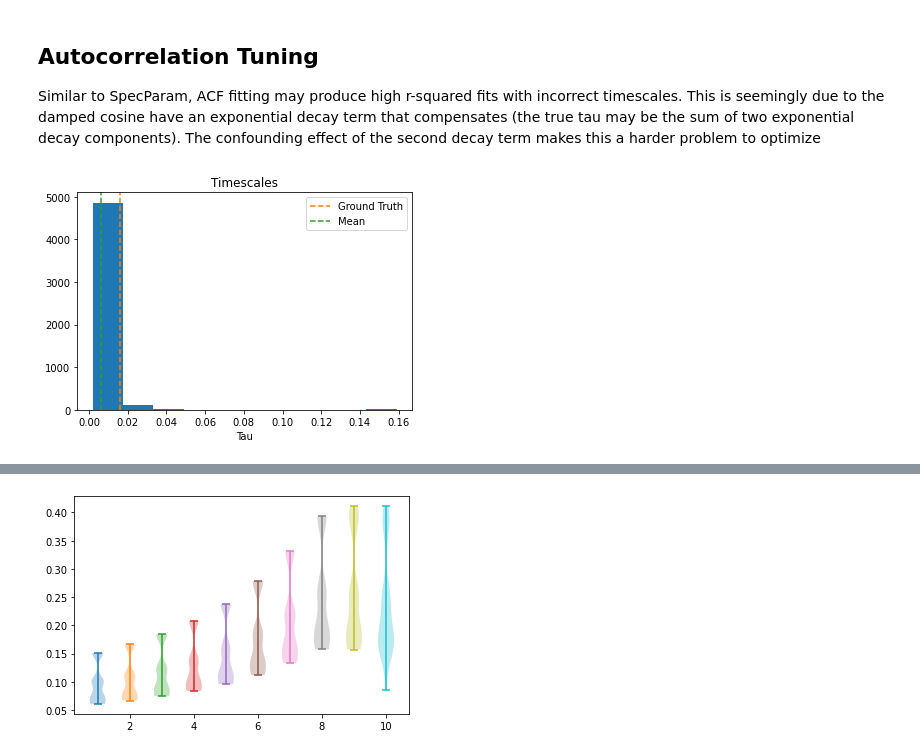
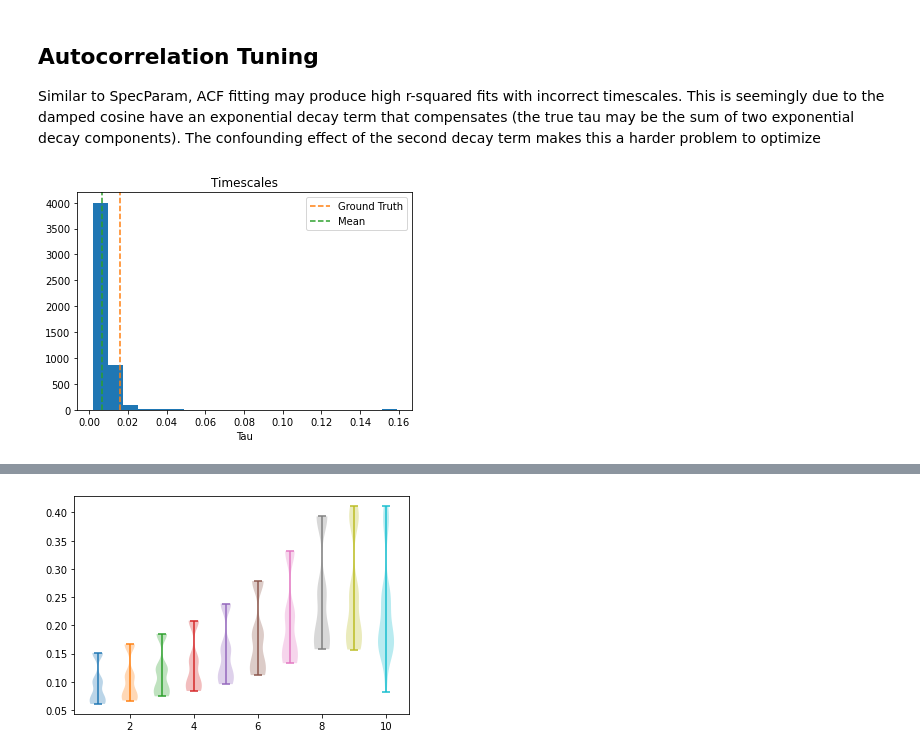
Before and after one commit to voytekresearch/timescale-methods, a Jupyter notebook: notebooks/param_gridsearch.ipynb, the cells around one changed output, grey strips where cells are left out. Cells and saved outputs as stored; diff of their text form; code cells hidden in the pictures.

```diff
--- a/notebooks/param_gridsearch.ipynb
+++ b/notebooks/param_gridsearch.ipynb
@@ -135,6 +136,11 @@ cos /= cos.max()
 
 sig = probs + (cos * .2)
 
-f, p = compute_spectrum(sig, fs, f_range=(0, 100))
+#f, p = compute_spectrum(sig, fs, f_range=(0, 100))
+p, f = psd_array_multitaper(sig, fs)
+
+p = p[np.where(f <= 100)[0]]
+f = f[np.where(f <= 100)[0]]
+
 plt.loglog(f, p);
 # %% [output]
@@ -320,29 +327,7 @@ plt.legend();
 Similar to SpecParam, ACF fitting may produce high r-squared fits with incorrect timescales. This is seemingly due to the damped cosine have an exponential decay term that compensates (the true tau may be the sum of two exponential decay components). The confounding effect of the second decay term makes this a harder problem to optimize
 # %%
 from timescales.fit import ACF
-
-bounds_freqs = np.column_stack((np.arange(0, 100, 10), np.arange(0, 100, 10)+20)).flatten()[::-1]
-bounds_freqs[-1] = 1
-tau_bounds = np.array([convert_knee_val(k) for k in bounds_freqs]).reshape(-1, 2)
-
-amp_bounds = np.column_stack((np.linspace(0, .6, 4), np.linspace(0, .6, 4) + .4))
-
-
-acf_grid = {
-    # ACF kwargs
-    'nlags': (np.linspace(0, 1, 5)[1:] * fs).astype(int),
-    'exp_tau': tau_bounds, #[[*tau_bounds[-1]]],
-    'osc_tau': tau_bounds,
-    'osc_gamma': np.column_stack((np.linspace(0, .1, 5), np.linspace(0, .1, 5)+.05)),
-    'freq': np.array([[None, None]]), #np.column_stack((np.linspace(0, 20, 10), np.linspace(0, 20, 10)+2)),#np.array([[None, None]]),#np.column_stack((np.linspace(0, 20, 5), np.linspace(0, 20, 5)+5)),
-    'amp_ratio': np.column_stack((np.linspace(.2, .8, 4)[:-1], np.linspace(.2, .8, 4)[:-1]+.4)),
-    'height': np.array([[0, 1]]),
-    'offset': np.array([
-        [-1. ,  0. ],
-        [-0.5,  0.5],
-        [ 0. ,  1. ]
-    ])
-}
+from timescales.sim import sim_acf_cos
 
 def _fit_acf(index, sig=None, fs=None, grid=None, return_acf=False):
 
@@ -371,6 +356,11 @@ def _fit_acf(index, sig=None, fs=None, grid=None, return_acf=False):
         return [index, np.nan, np.nan, np.nan]
 
     knee_freq = convert_knee_val(acf.params[0])
+
+    # R-squared
+    lags = np.arange(1, len(acf.corrs)+1)
+    corrs_fit = sim_acf_cos(lags, fs, *acf.params)
+    rsqs[ind] = np.corrcoef(acf.corrs, corrs_fit)[0][1] ** 2
 
     if return_acf:
         return[index, knee_freq, acf.rsq, acf]
@@ -407,13 +420,13 @@ params = fit_grid(sig, fs, acf_grid, mode='acf', max_n_params=5000, return_model
 # %%
 knees = np.array([convert_knee_val(i[1]) for i in params])
 
 plt.figure(0)
-plt.hist(knees)
+plt.hist(knees, bins=20)
 plt.axvline(tau, ls='--', color='C1', label='Ground Truth')
 plt.axvline(np.mean(knees), ls='--', color='C2', label='Mean')
 plt.title('Timescales')
 plt.xlabel('Tau')
 plt.legend();
 # %% [output]
-[figure, old version]
+[figure, new version]
 # %%
```
Also changed, not shown: parts of 10 cells of this notebook.
